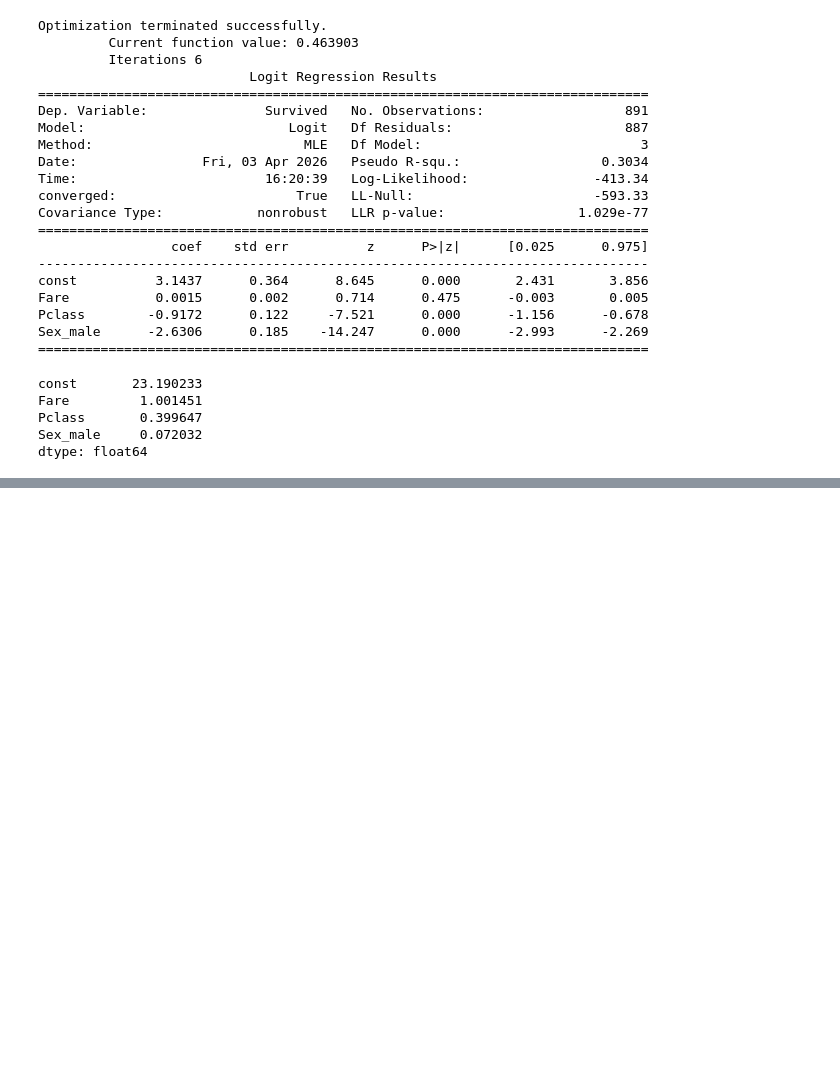
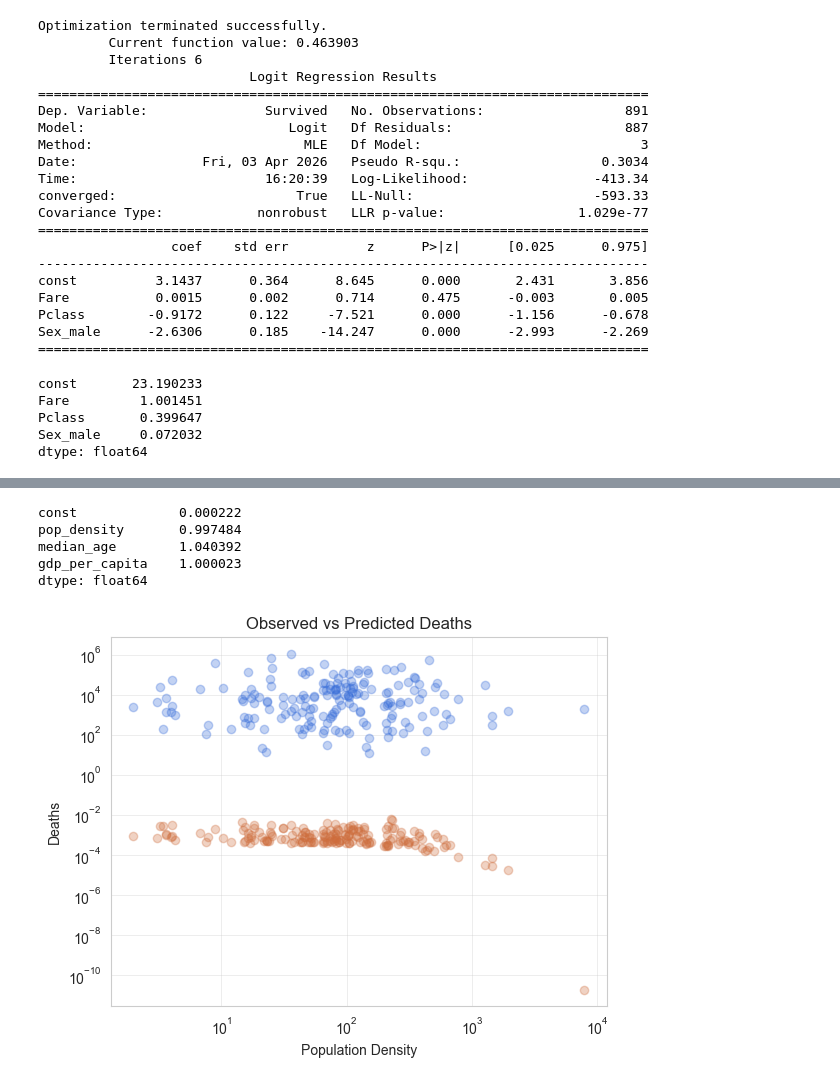
Before and after one commit to jieshu-wang-SBU/EST389_371_2026_spring, a Jupyter notebook: lectures/10-statistic_analysis_and_regression/10-07_Logistic_regression_and_Poisson_regression.ipynb, the cells around one changed output, grey strips where cells are left out. Saved outputs shown, nothing was run; the diff lists cells and outputs as text; code cells hidden in the pictures; blank space fills up the shorter version.

Commit message:
Poisson

```diff
--- a/lectures/10-statistic_analysis_and_regression/10-07_Logistic_regression_and_Poisson_regression.ipynb
+++ b/lectures/10-statistic_analysis_and_regression/10-07_Logistic_regression_and_Poisson_regression.ipynb
@@ -88,0 +191,11 @@ Therefore, the interpretation of our model:
+# %%
+import statsmodels.api as sm
+
+X = reg_df[["pop_density", "median_age", "gdp_per_capita"]]
+X = sm.add_constant(X)
+
+y = reg_df["total_deaths"]
+
+model = sm.GLM(y, X, family=sm.families.Poisson()).fit()
+
+print(model.summary())
@@ -88,0 +232,20 @@ Therefore, the interpretation of our model:
+# %%
+import numpy as np
+
+df["log_population"] = np.log(df["population"])
+
+reg_df = df[cols+['log_population']].copy().dropna()
+
+X = reg_df[["pop_density", "median_age", "gdp_per_capita"]]
+X = sm.add_constant(X)
+
+y = reg_df["total_deaths"]
+
+model = sm.GLM(
+    y,
+    X,
+    family=sm.families.Poisson(),
+    offset=reg_df["log_population"]
+).fit()
+
+print(model.summary())
@@ -88,0 +272,27 @@ Therefore, the interpretation of our model:
+# %%
+# Convert to Incident Rate Ratio (IRR)
+
+irr = np.exp(model.params)
+print(irr)
+# %% [output]
+const             0.000222
+pop_density       0.997484
+median_age        1.040392
+gdp_per_capita    1.000023
+dtype: float64
+# %%
+reg_df["pred_deaths"] = model.predict(X)
+# %%
+import matplotlib.pyplot as plt
+
+plt.scatter(reg_df["pop_density"], reg_df["total_deaths"], alpha=0.3, label='Actual deaths')
+plt.scatter(reg_df["pop_density"], reg_df["pred_deaths"], alpha=0.3, label='Predicted deaths')
+
+plt.xlabel("Population Density")
+plt.ylabel("Deaths")
+plt.title("Observed vs Predicted Deaths")
+
+plt.xscale("log")
+plt.yscale("log")
+# %% [output]
+[figure, added]
```
Also changed, not shown: parts of 25 cells of this notebook, 1 other file.
